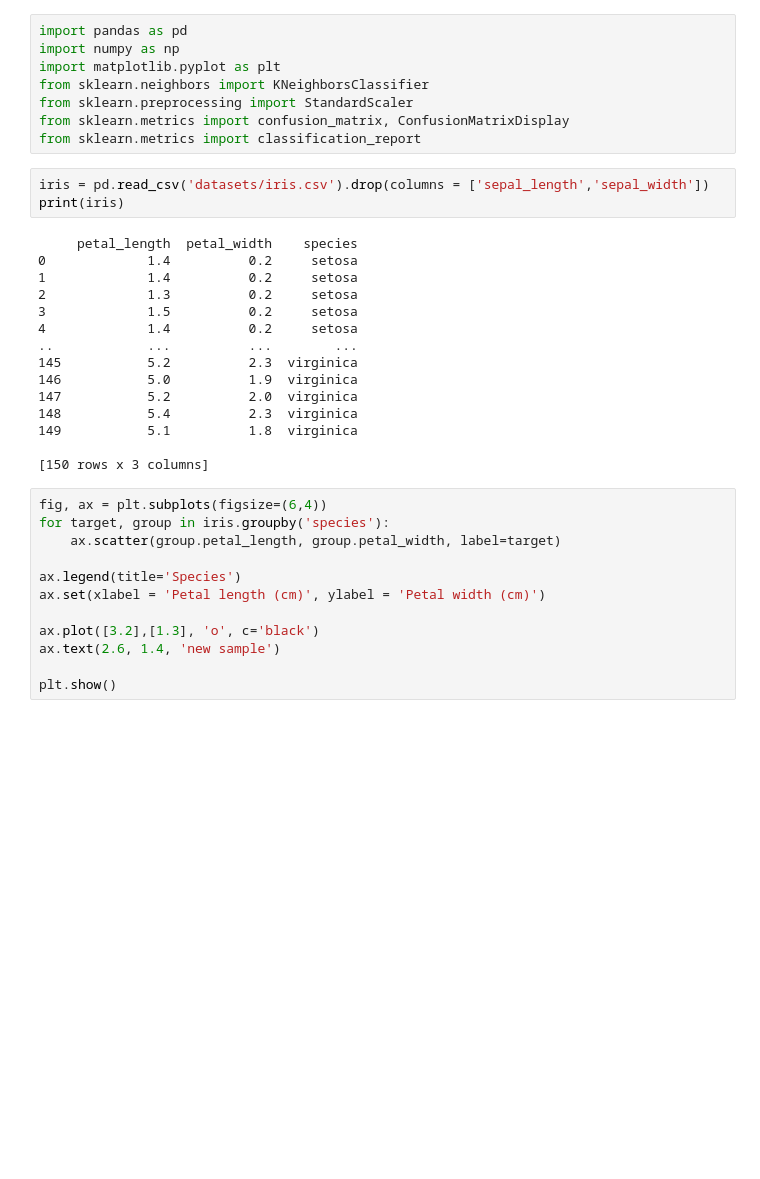
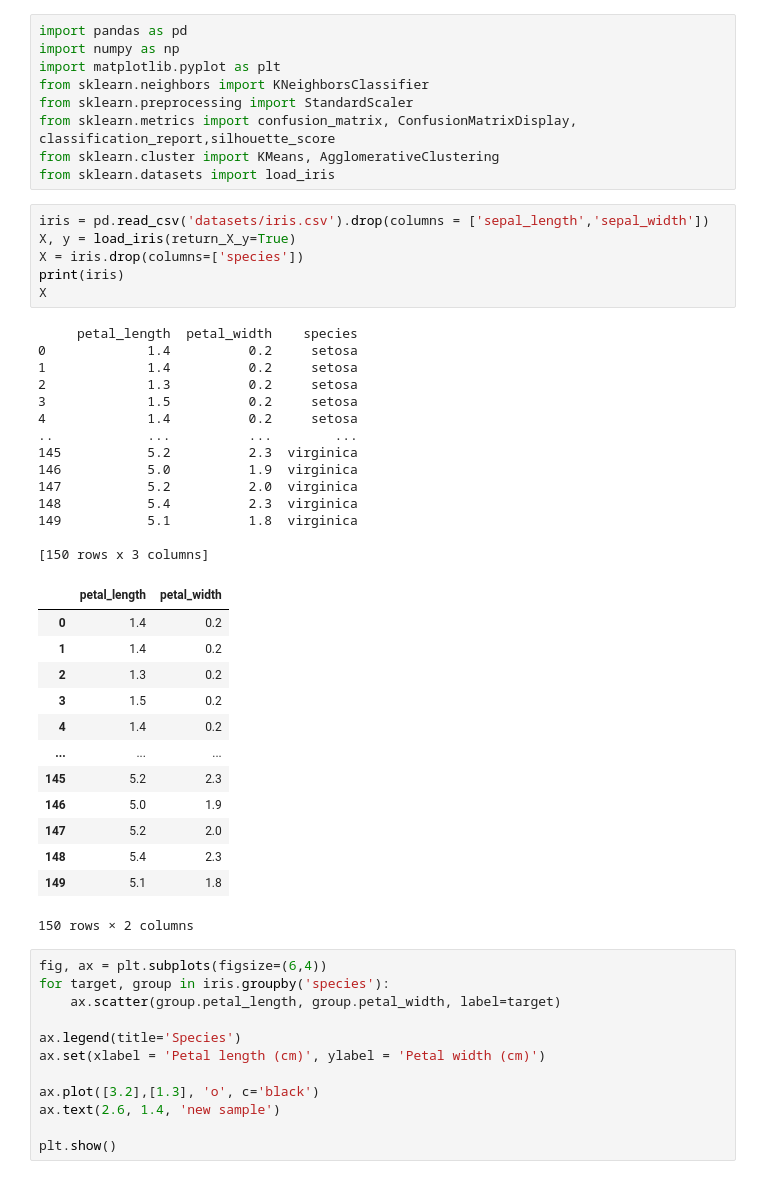
Before and after one commit to leevilaune/metropolia-machine-learning, a Jupyter notebook: test2.ipynb, the cells around one changed output. Drawn from its saved outputs; the diff is of its cells as text; blank space fills up the shorter version.

```diff
--- a/test2.ipynb
+++ b/test2.ipynb
@@ -4,26 +4,43 @@ import numpy as np
 import matplotlib.pyplot as plt
 from sklearn.neighbors import KNeighborsClassifier
 from sklearn.preprocessing import StandardScaler
-from sklearn.metrics import confusion_matrix, ConfusionMatrixDisplay
-from sklearn.metrics import classification_report
+from sklearn.metrics import confusion_matrix, ConfusionMatrixDisplay, classification_report,silhouette_score
+from sklearn.cluster import KMeans, AgglomerativeClustering
+from sklearn.datasets import load_iris
 # %%
 iris = pd.read_csv('datasets/iris.csv').drop(columns = ['sepal_length','sepal_width'])
+X, y = load_iris(return_X_y=True)
+X = iris.drop(columns=['species'])
 print(iris)
+X
 # %% [output]
      petal_length  petal_width    species
 0             1.4          0.2     setosa
 1             1.4          0.2     setosa
 2             1.3          0.2     setosa
 3             1.5          0.2     setosa
 4             1.4          0.2     setosa
 ..            ...          ...        ...
 145           5.2          2.3  virginica
 146           5.0          1.9  virginica
 147           5.2          2.0  virginica
 148           5.4          2.3  virginica
 149           5.1          1.8  virginica
 
 [150 rows x 3 columns]
+|  | petal_length | petal_width |
+| 0 | 1.4 | 0.2 |
+| 1 | 1.4 | 0.2 |
+| 2 | 1.3 | 0.2 |
+| 3 | 1.5 | 0.2 |
+| 4 | 1.4 | 0.2 |
+| ... | ... | ... |
+| 145 | 5.2 | 2.3 |
+| 146 | 5.0 | 1.9 |
+| 147 | 5.2 | 2.0 |
+| 148 | 5.4 | 2.3 |
+| 149 | 5.1 | 1.8 |
+150 rows × 2 columns
 # %%
 fig, ax = plt.subplots(figsize=(6,4))
 for target, group in iris.groupby('species'):
```
Also changed, not shown: parts of 8 cells of this notebook, 2 other files.
